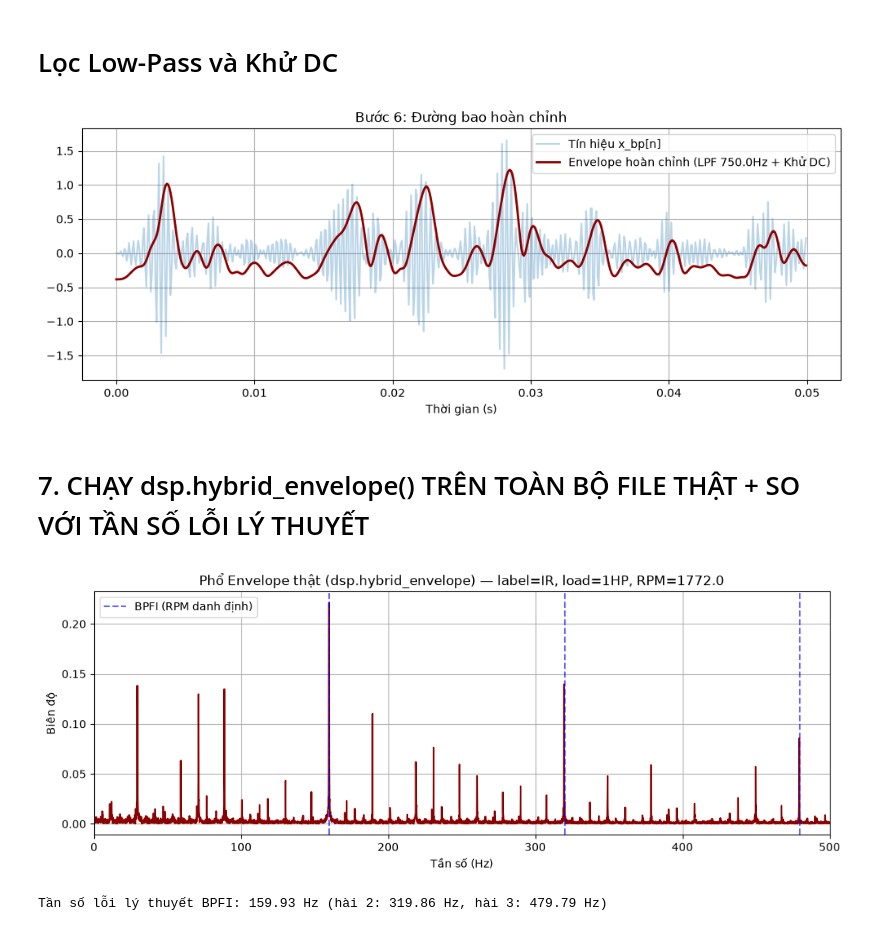
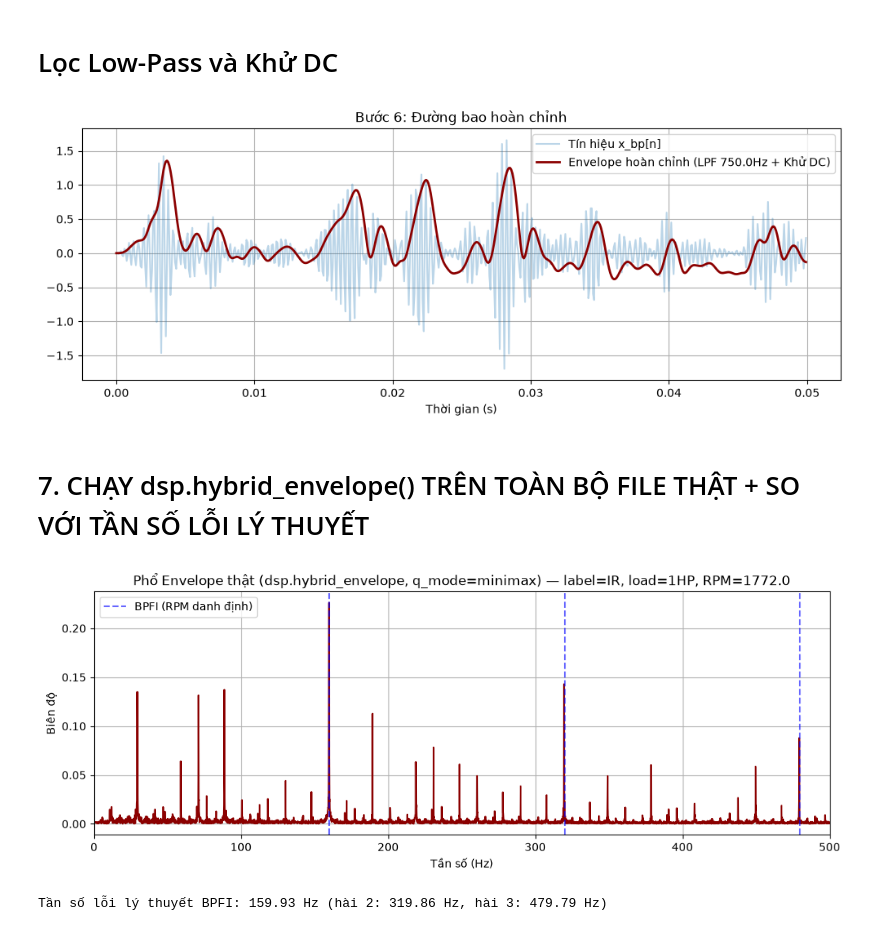
Before and after one commit to NguyenVuongg/CWRU_Fault_Detection_TinyML, a Jupyter notebook: notebooks/giai_doan_1_tien_xu_ly/00_hybrid_testing.ipynb, the cells around one changed output. Drawn from its saved outputs; the diff is of its cells as text; code cells hidden in the pictures.

```diff
--- a/notebooks/giai_doan_1_tien_xu_ly/00_hybrid_testing.ipynb
+++ b/notebooks/giai_doan_1_tien_xu_ly/00_hybrid_testing.ipynb
@@ -7,10 +7,12 @@
 import numpy as np
 import matplotlib.pyplot as plt
 from scipy.signal import butter, sosfilt
+from common.dsp import dc_blocker
 # --- NẠP THÔNG SỐ TỪ DỰ ÁN ---
 from common.config import SCOPE, RESONANCE_BAND_HZ, LP_CUTOFF_HZ, NOMINAL_RPM_BY_LOAD, bearing_fault_frequencies
 from common.dsp import (ALPHA_MAX_MINMAX, BETA_MIN_MINMAX,
                         BENCHMARK_BANDPASS_ORDER, BENCHMARK_LOWPASS_ORDER,
+                        HYBRID_Q_MODE_DEFAULT, hybrid_sin_wc,
                         hybrid_envelope, compute_fft)
 from common import pipeline, io_utils
 
@@ -18,5 +20,27 @@ from common import pipeline, io_utils
 plt.rcParams['figure.figsize'] = (12, 4)
 plt.rcParams['axes.grid'] = True
 
+# --- CHẾ ĐỘ CHUẨN HÓA NHÁNH Q: MINIMAX ---
+Q_MODE = "minimax"
+assert HYBRID_Q_MODE_DEFAULT == Q_MODE, (
+    f"dsp.HYBRID_Q_MODE_DEFAULT='{HYBRID_Q_MODE_DEFAULT}' khác '{Q_MODE}': "
+    "các cell gọi hybrid_envelope() mặc định sẽ không khớp với notebook."
+)
+
 fs = float(SCOPE["sampling_rate_hz"])  # 12000.0
-fc = (RESONANCE_BAND_HZ[0] + RESONANCE_BAND_HZ[1]) / 2.0
+fc = (RESONANCE_BAND_HZ[0] + RESONANCE_BAND_HZ[1]) / 2.0   # tâm số học: chỉ để tham chiếu
+sin_wc = hybrid_sin_wc(fs, band=RESONANCE_BAND_HZ, q_mode=Q_MODE)
+
+# Với minimax, sin(wc) là trung điểm của min/max sin(w) trên dải, KHÔNG gắn với fc.
+# |Q/I| = sin(w)/sin(wc) = 1 tại hai tần số đối xứng quanh fs/4:
+f_unity_lo = np.degrees(np.arcsin(sin_wc)) / 360.0 * fs
+f_unity_hi = fs / 2.0 - f_unity_lo
+
+f_chk = np.linspace(RESONANCE_BAND_HZ[0], RESONANCE_BAND_HZ[1], 2001)
+s_band = np.sin(2.0 * np.pi * f_chk / fs) / sin_wc
+
+print(f"Hybrid Q normalization mode: {Q_MODE}; sin(wc)={sin_wc:.8f}")
+print(f"|Q/I| = 1 tại {f_unity_lo:.0f} Hz và {f_unity_hi:.0f} Hz "
+      f"(tâm số học fc = {fc:.0f} Hz chỉ để tham chiếu)")
+print(f"|Q/I| trong dải {RESONANCE_BAND_HZ}: {s_band.min():.4f} .. {s_band.max():.4f} "
+      f"(lệch lớn nhất {np.max(np.abs(s_band - 1.0)) * 100:.2f}%)")
@@ -177,27 +202,27 @@ plt.show()
 # %%
 # 6. LỌC LOW-PASS VÀ KHỬ DC
 # Lấy mốc cutoff (750Hz) từ config và order từ dsp
 lp_cutoff = LP_CUTOFF_HZ
 
 # Bộ lọc nhân quả Butterworth
 sos_lp = butter(BENCHMARK_LOWPASS_ORDER, lp_cutoff / nyq, btype="lowpass", output="sos")
 env_smooth = sosfilt(sos_lp, env_raw)
 
 # Khử thành phần DC
-env_final = env_smooth - np.mean(env_smooth) # type: ignore
+env_final = dc_blocker(env_smooth, 0.995)
 
 plt.plot(t, x_bp, label="Tín hiệu x_bp[n]", color='C0', alpha=0.3)
 plt.plot(t, env_final, label=f"Envelope hoàn chỉnh (LPF {lp_cutoff}Hz + Khử DC)", color='darkred', linewidth=2)
 plt.title("Bước 6: Đường bao hoàn chỉnh")
 plt.xlabel("Thời gian (s)")
 plt.legend()
 plt.show()
 # %% [output]
-[figure, old version]
+[figure, new version]
 # %% [markdown]
 # 7. CHẠY dsp.hybrid_envelope() TRÊN TOÀN BỘ FILE THẬT + SO VỚI TẦN SỐ LỖI LÝ THUYẾT
 # %%
-env_full = hybrid_envelope(x_full, fs, band=RESONANCE_BAND_HZ)
+env_full = hybrid_envelope(x_full, fs, band=RESONANCE_BAND_HZ, q_mode=Q_MODE)
 freqs, mag = compute_fft(env_full - env_full.mean(), fs)
 
 fault_freqs = bearing_fault_frequencies(rpm)
@@ -212,7 +237,7 @@ if target_key:
                     label=f"{target_key} (RPM danh định)" if h == 1 else None)
     plt.legend()
 plt.xlim(0, 500)
-plt.title(f"Phổ Envelope thật (dsp.hybrid_envelope) — "
+plt.title(f"Phổ Envelope thật (dsp.hybrid_envelope, q_mode={Q_MODE}) — "
          f"label={LABEL}, load={LOAD_HP}HP, RPM={rpm}")
 plt.xlabel("Tần số (Hz)")
 plt.ylabel("Biên độ")
@@ -224,7 +249,7 @@ if target_key:
 else:
     print("Normal: không có tần số lỗi mục tiêu để đối chiếu.")
 # %% [output]
-[figure, old version]
+[figure, new version]
 Tần số lỗi lý thuyết BPFI: 159.93 Hz (hài 2: 319.86 Hz, hài 3: 479.79 Hz)
 # %%
 # ===== HÌNH TỔNG HỢP GIAI ĐOẠN 1: Quy trình Hybrid Demodulation =====
```
Also changed, not shown: parts of 11 cells of this notebook, 28 other files.
